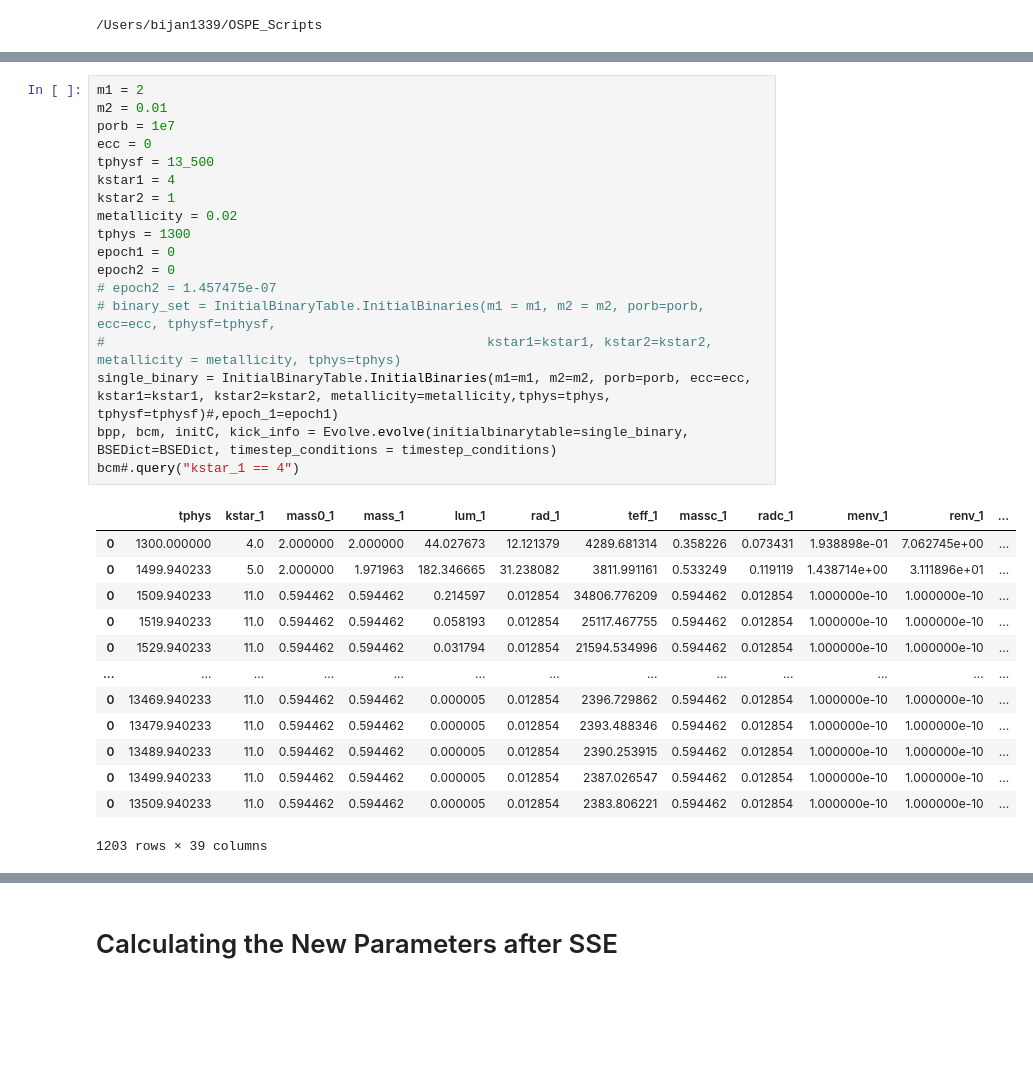
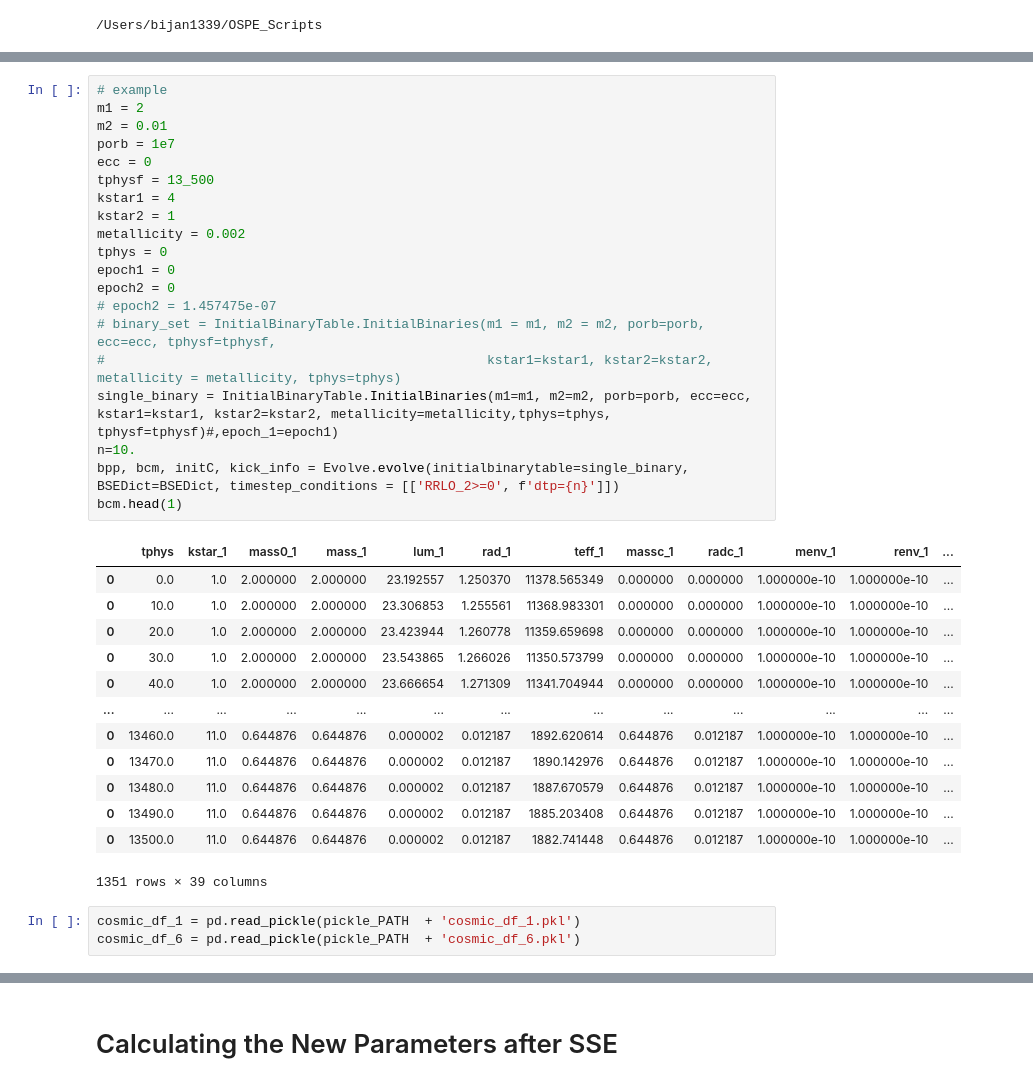
Before and after one commit to cheyanneshariat/OSPE_Scripts, a Jupyter notebook: SSE_Mergers.ipynb, the cells around one changed output, grey strips where cells are left out. Drawn from its saved outputs; the diff is of its cells as text; blank space fills up the shorter version.

```diff
--- a/SSE_Mergers.ipynb
+++ b/SSE_Mergers.ipynb
@@ -374,33 +376,38 @@ timestep_conditions = [['RRLO_1>=1', 'dtp=10.0'], ['RRLO_2>=1', 'dtp=10.0'],
                        [['binstate==1', 'dtp=10.']]  ]
 # %%
+# example
 m1 = 2
 m2 = 0.01
 porb = 1e7
 ecc = 0
 tphysf = 13_500
 kstar1 = 4
 kstar2 = 1
-metallicity = 0.02
-tphys = 1300
+metallicity = 0.002
+tphys = 0
 epoch1 = 0
 epoch2 = 0
 # epoch2 = 1.457475e-07
 # binary_set = InitialBinaryTable.InitialBinaries(m1 = m1, m2 = m2, porb=porb, ecc=ecc, tphysf=tphysf,
 #                                                 kstar1=kstar1, kstar2=kstar2, metallicity = metallicity, tphys=tphys)
 single_binary = InitialBinaryTable.InitialBinaries(m1=m1, m2=m2, porb=porb, ecc=ecc, kstar1=kstar1, kstar2=kstar2, metallicity=metallicity,tphys=tphys, tphysf=tphysf)#,epoch_1=epoch1)
-bpp, bcm, initC, kick_info = Evolve.evolve(initialbinarytable=single_binary, BSEDict=BSEDict, timestep_conditions = timestep_conditions)
-bcm#.query("kstar_1 == 4")
+n=10.
+bpp, bcm, initC, kick_info = Evolve.evolve(initialbinarytable=single_binary, BSEDict=BSEDict, timestep_conditions = [['RRLO_2>=0', f'dtp={n}']])
+bcm.head(1)
 # %% [output]
 |  | tphys | kstar_1 | mass0_1 | mass_1 | lum_1 | rad_1 | teff_1 | massc_1 | radc_1 | menv_1 | renv_1 | ... |
-| 0 | 1300.000000 | 4.0 | 2.000000 | 2.000000 | 44.027673 | 12.121379 | 4289.681314 | 0.358226 | 0.073431 | 1.938898e-01 | 7.062745e+00 | ... |
-| 0 | 1499.940233 | 5.0 | 2.000000 | 1.971963 | 182.346665 | 31.238082 | 3811.991161 | 0.533249 | 0.119119 | 1.438714e+00 | 3.111896e+01 | ... |
-| 0 | 1509.940233 | 11.0 | 0.594462 | 0.594462 | 0.214597 | 0.012854 | 34806.776209 | 0.594462 | 0.012854 | 1.000000e-10 | 1.000000e-10 | ... |
-| 0 | 1519.940233 | 11.0 | 0.594462 | 0.594462 | 0.058193 | 0.012854 | 25117.467755 | 0.594462 | 0.012854 | 1.000000e-10 | 1.000000e-10 | ... |
-| 0 | 1529.940233 | 11.0 | 0.594462 | 0.594462 | 0.031794 | 0.012854 | 21594.534996 | 0.594462 | 0.012854 | 1.000000e-10 | 1.000000e-10 | ... |
+| 0 | 0.0 | 1.0 | 2.000000 | 2.000000 | 23.192557 | 1.250370 | 11378.565349 | 0.000000 | 0.000000 | 1.000000e-10 | 1.000000e-10 | ... |
+| 0 | 10.0 | 1.0 | 2.000000 | 2.000000 | 23.306853 | 1.255561 | 11368.983301 | 0.000000 | 0.000000 | 1.000000e-10 | 1.000000e-10 | ... |
+| 0 | 20.0 | 1.0 | 2.000000 | 2.000000 | 23.423944 | 1.260778 | 11359.659698 | 0.000000 | 0.000000 | 1.000000e-10 | 1.000000e-10 | ... |
+| 0 | 30.0 | 1.0 | 2.000000 | 2.000000 | 23.543865 | 1.266026 | 11350.573799 | 0.000000 | 0.000000 | 1.000000e-10 | 1.000000e-10 | ... |
+| 0 | 40.0 | 1.0 | 2.000000 | 2.000000 | 23.666654 | 1.271309 | 11341.704944 | 0.000000 | 0.000000 | 1.000000e-10 | 1.000000e-10 | ... |
 | ... | ... | ... | ... | ... | ... | ... | ... | ... | ... | ... | ... | ... |
-| 0 | 13469.940233 | 11.0 | 0.594462 | 0.594462 | 0.000005 | 0.012854 | 2396.729862 | 0.594462 | 0.012854 | 1.000000e-10 | 1.000000e-10 | ... |
-| 0 | 13479.940233 | 11.0 | 0.594462 | 0.594462 | 0.000005 | 0.012854 | 2393.488346 | 0.594462 | 0.012854 | 1.000000e-10 | 1.000000e-10 | ... |
-| 0 | 13489.940233 | 11.0 | 0.594462 | 0.594462 | 0.000005 | 0.012854 | 2390.253915 | 0.594462 | 0.012854 | 1.000000e-10 | 1.000000e-10 | ... |
-| 0 | 13499.940233 | 11.0 | 0.594462 | 0.594462 | 0.000005 | 0.012854 | 2387.026547 | 0.594462 | 0.012854 | 1.000000e-10 | 1.000000e-10 | ... |
-| 0 | 13509.940233 | 11.0 | 0.594462 | 0.594462 | 0.000005 | 0.012854 | 2383.806221 | 0.594462 | 0.012854 | 1.000000e-10 | 1.000000e-10 | ... |
+| 0 | 13460.0 | 11.0 | 0.644876 | 0.644876 | 0.000002 | 0.012187 | 1892.620614 | 0.644876 | 0.012187 | 1.000000e-10 | 1.000000e-10 | ... |
+| 0 | 13470.0 | 11.0 | 0.644876 | 0.644876 | 0.000002 | 0.012187 | 1890.142976 | 0.644876 | 0.012187 | 1.000000e-10 | 1.000000e-10 | ... |
+| 0 | 13480.0 | 11.0 | 0.644876 | 0.644876 | 0.000002 | 0.012187 | 1887.670579 | 0.644876 | 0.012187 | 1.000000e-10 | 1.000000e-10 | ... |
+| 0 | 13490.0 | 11.0 | 0.644876 | 0.644876 | 0.000002 | 0.012187 | 1885.203408 | 0.644876 | 0.012187 | 1.000000e-10 | 1.000000e-10 | ... |
+| 0 | 13500.0 | 11.0 | 0.644876 | 0.644876 | 0.000002 | 0.012187 | 1882.741448 | 0.644876 | 0.012187 | 1.000000e-10 | 1.000000e-10 | ... |
-1203 rows × 39 columns
+1351 rows × 39 columns
+# %%
+cosmic_df_1 = pd.read_pickle(pickle_PATH  + 'cosmic_df_1.pkl')
+cosmic_df_6 = pd.read_pickle(pickle_PATH  + 'cosmic_df_6.pkl')
```
Also changed, not shown: parts of 11 cells of this notebook, 3 other files.
